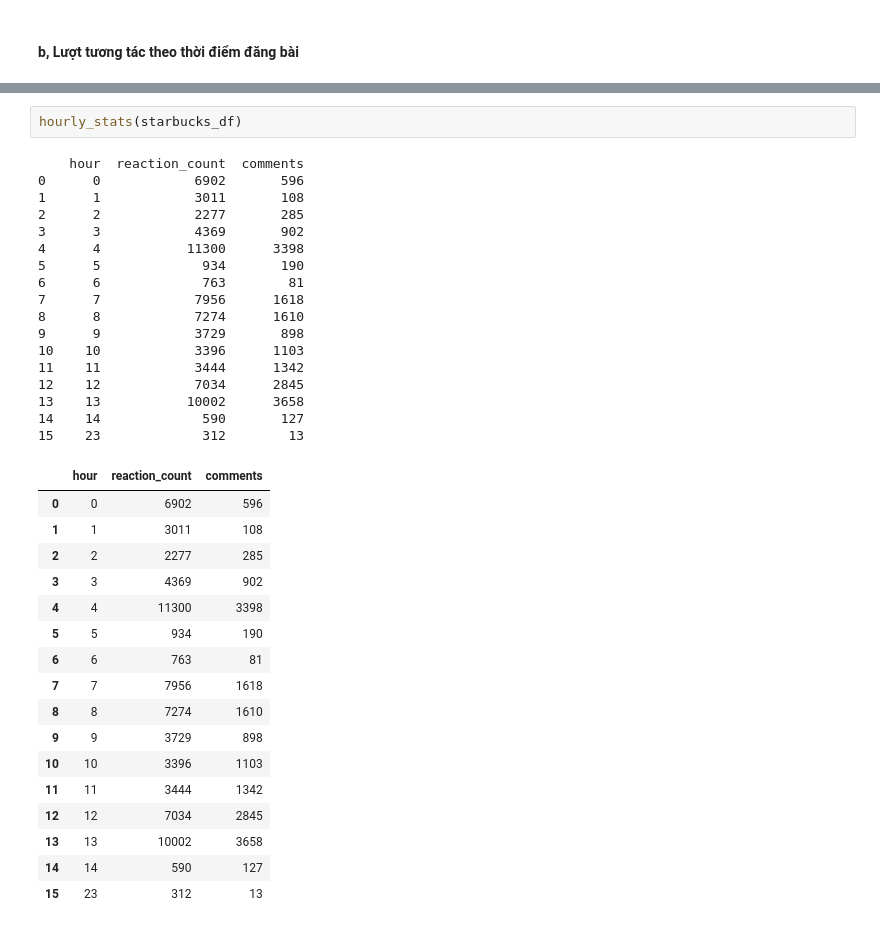
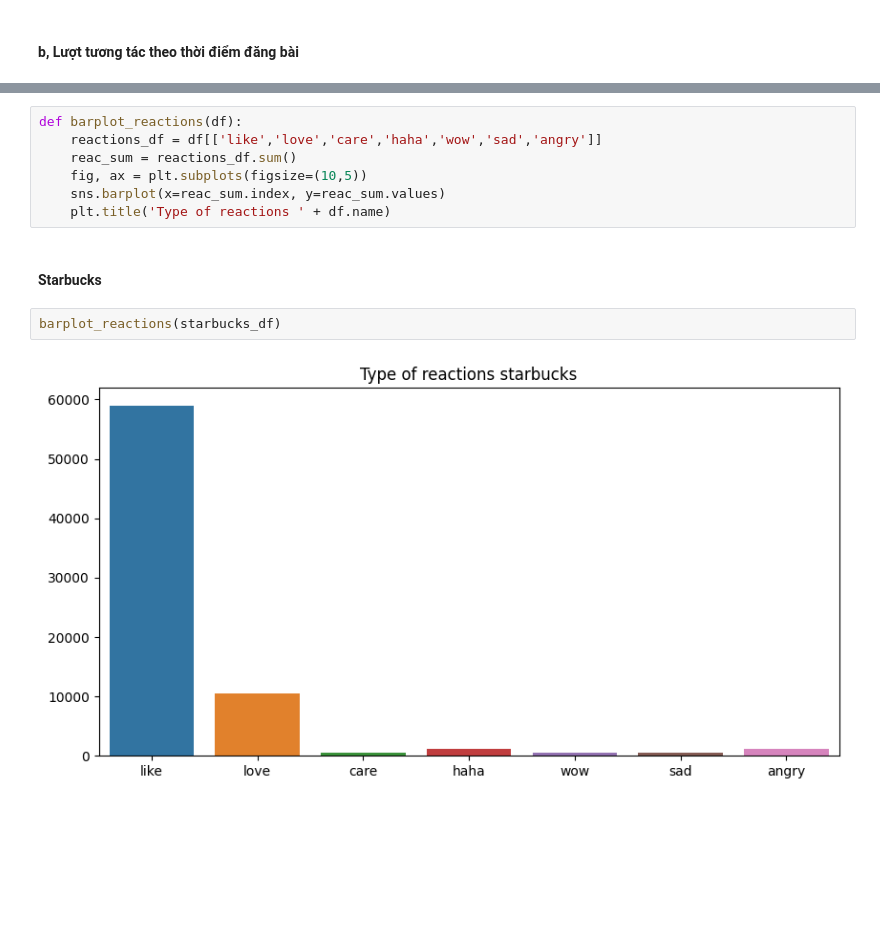
Before and after one commit to Tienlee41/final-project-python, a Jupyter notebook: Analyze.ipynb, the cells around one changed output, grey strips where cells are left out. Cells and saved outputs as stored; diff of their text form; blank space fills up the shorter version.

```diff
--- a/Analyze.ipynb
+++ b/Analyze.ipynb
@@ -205,37 +286,13 @@ def hourly_stats(df):
+# %%
+def barplot_reactions(df):
+    reactions_df = df[['like','love','care','haha','wow','sad','angry']]
+    reac_sum = reactions_df.sum()
+    fig, ax = plt.subplots(figsize=(10,5))
+    sns.barplot(x=reac_sum.index, y=reac_sum.values)
+    plt.title('Type of reactions ' + df.name)
+# %% [markdown]
+#### Starbucks
 # %%
-hourly_stats(starbucks_df)
+barplot_reactions(starbucks_df)
 # %% [output]
-    hour  reaction_count  comments
-0      0            6902       596
-1      1            3011       108
-2      2            2277       285
-3      3            4369       902
-4      4           11300      3398
-5      5             934       190
-6      6             763        81
-7      7            7956      1618
-8      8            7274      1610
-9      9            3729       898
-10    10            3396      1103
-11    11            3444      1342
-12    12            7034      2845
-13    13           10002      3658
-14    14             590       127
-15    23             312        13
-|  | hour | reaction_count | comments |
-| 0 | 0 | 6902 | 596 |
-| 1 | 1 | 3011 | 108 |
-| 2 | 2 | 2277 | 285 |
-| 3 | 3 | 4369 | 902 |
-| 4 | 4 | 11300 | 3398 |
-| 5 | 5 | 934 | 190 |
-| 6 | 6 | 763 | 81 |
-| 7 | 7 | 7956 | 1618 |
-| 8 | 8 | 7274 | 1610 |
-| 9 | 9 | 3729 | 898 |
-| 10 | 10 | 3396 | 1103 |
-| 11 | 11 | 3444 | 1342 |
-| 12 | 12 | 7034 | 2845 |
-| 13 | 13 | 10002 | 3658 |
-| 14 | 14 | 590 | 127 |
-| 15 | 23 | 312 | 13 |
+[figure, added]
```
Also changed, not shown: parts of 37 cells of this notebook, 2 other files.
